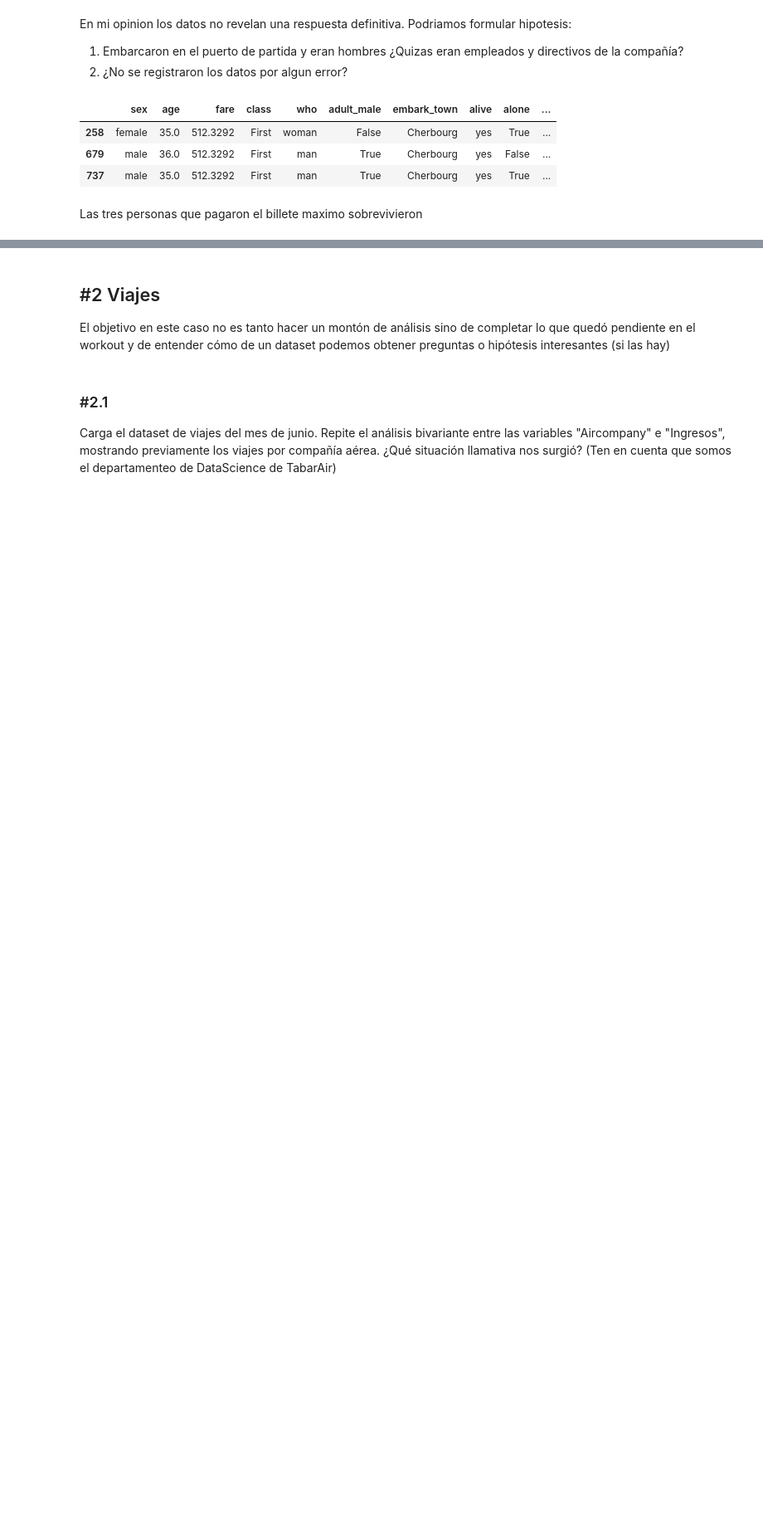
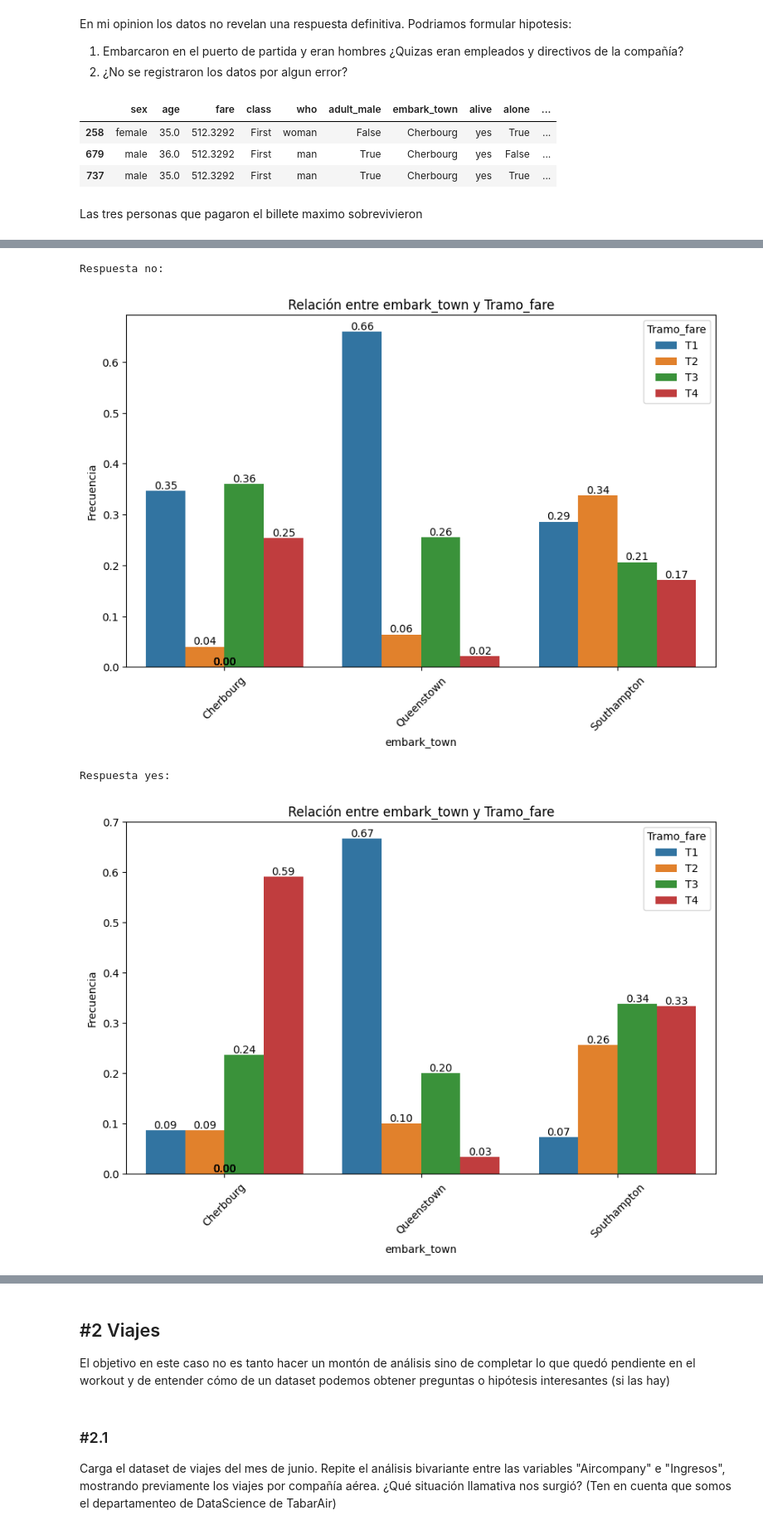
Before and after one commit to PIPM2001/DS_Online_Feb24_Exercises, a Jupyter notebook: 03_Analisis_de_Datos/Sprint_07/Unidad_2/Practica_Obligatoria/18_Practica_Obligatoria_Multivariante.ipynb, the cells around one changed output, grey strips where cells are left out. Shown at 83% size. Cells and saved outputs as stored; diff of their text form; code cells hidden in the pictures; blank space fills up the shorter version.

```diff
--- a/03_Analisis_de_Datos/Sprint_07/Unidad_2/Practica_Obligatoria/18_Practica_Obligatoria_Multivariante.ipynb
+++ b/03_Analisis_de_Datos/Sprint_07/Unidad_2/Practica_Obligatoria/18_Practica_Obligatoria_Multivariante.ipynb
@@ -402,0 +417,5 @@ Las tres personas que pagaron el billete maximo sobrevivieron
+# %%
+df["Tramo_fare"] = "T1"
+df.loc[df["fare"] > 7.91, "Tramo_fare"] = "T2"
+df.loc[df["fare"] > 14.45, "Tramo_fare"] = "T3"
+df.loc[df["fare"] > 31.00, "Tramo_fare"] = "T4"
@@ -402,0 +431,17 @@ Las tres personas que pagaron el billete maximo sobrevivieron
+# %%
+columnas = ["alive","Tramo_fare","embark_town"]
+col_directora = "alive"
+col_1 = [col for col in columnas if col != col_directora][0]
+col_2 = [col for col in columnas if col != col_directora][1]
+diccionario_multivariante = {}
+for valor in df[col_directora].unique():
+    diccionario_multivariante[valor] = df.loc[df[col_directora] == valor,[col_2,col_1]]
+# %%
+for valor,df_datos in diccionario_multivariante.items():
+    print(f"Respuesta {valor}:")
+    plot_categorical_relationship_fin(df_datos,col_2,col_1, relative_freq= True, show_values= True)
+# %% [output]
+Respuesta no:
+[figure, added]
+Respuesta yes:
+[figure, added]
```
Also changed, not shown: parts of 13 cells of this notebook.
